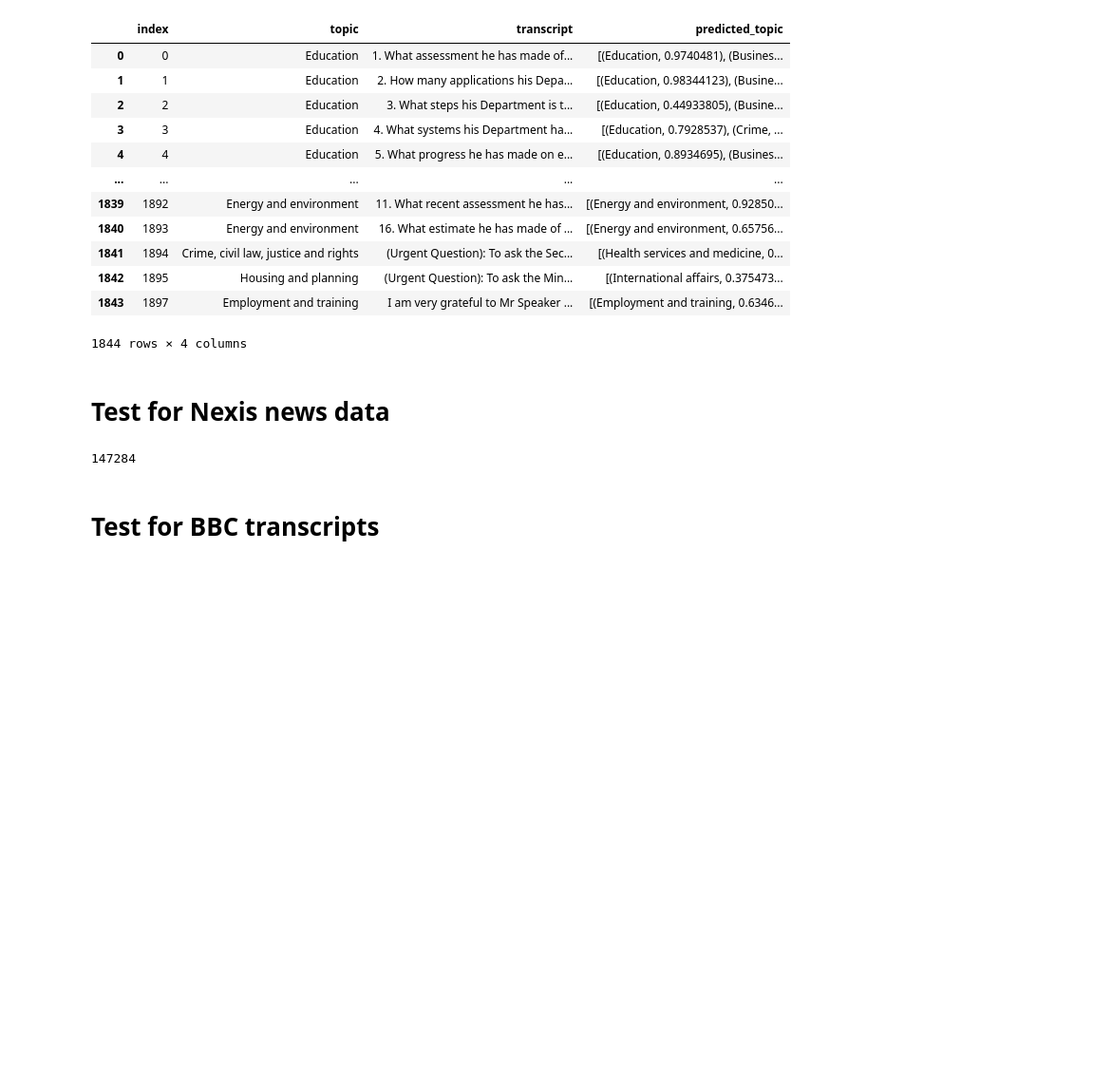
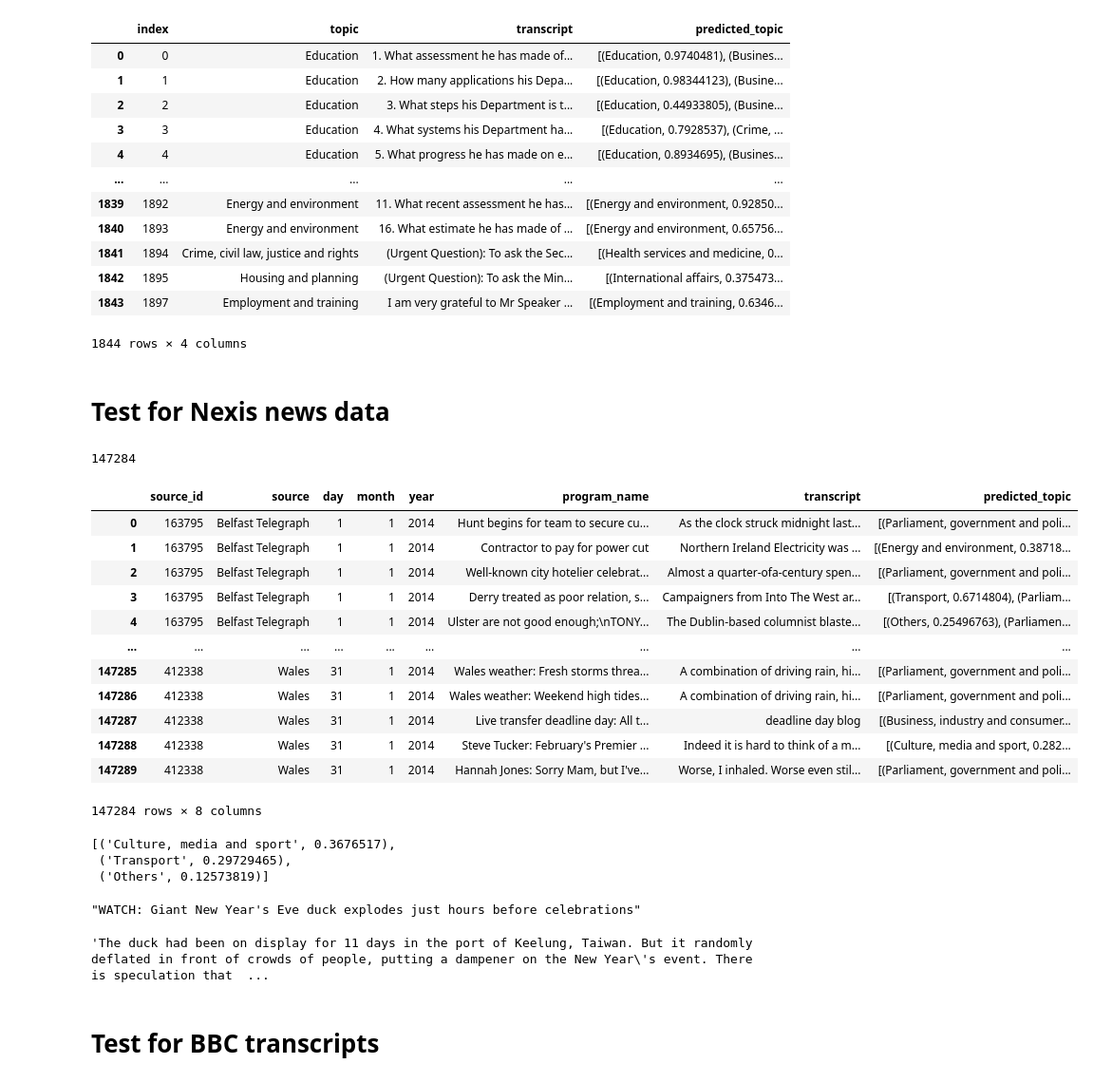
Before and after one commit to kaushik-rohit/news_analysis, a Jupyter notebook: news_analysis/topics/doc2vec_test.ipynb, the cells around one changed output. Shown at 95% size. Drawn from its saved outputs; the diff is of its cells as text; code cells hidden in the pictures; blank space fills up the shorter version.

Commit message:
update doc2vec topic classification

```diff
--- a/news_analysis/topics/doc2vec_test.ipynb
+++ b/news_analysis/topics/doc2vec_test.ipynb
@@ -184 +202,18 @@ df
+# %%
+df = df.drop(['Unnamed: 0', 'topic'], axis=1)
+df
+# %% [output]
+|  | source_id | source | day | month | year | program_name | transcript | predicted_topic |
+| 0 | 163795 | Belfast Telegraph | 1 | 1 | 2014 | Hunt begins for team to secure cu... | As the clock struck midnight last... | [(Parliament, government and poli... |
+| 1 | 163795 | Belfast Telegraph | 1 | 1 | 2014 | Contractor to pay for power cut | Northern Ireland Electricity was ... | [(Energy and environment, 0.38718... |
+| 2 | 163795 | Belfast Telegraph | 1 | 1 | 2014 | Well-known city hotelier celebrat... | Almost a quarter-ofa-century spen... | [(Parliament, government and poli... |
+| 3 | 163795 | Belfast Telegraph | 1 | 1 | 2014 | Derry treated as poor relation, s... | Campaigners from Into The West ar... | [(Transport, 0.6714804), (Parliam... |
+| 4 | 163795 | Belfast Telegraph | 1 | 1 | 2014 | Ulster are not good enough;\nTONY... | The Dublin-based columnist blaste... | [(Others, 0.25496763), (Parliamen... |
+| ... | ... | ... | ... | ... | ... | ... | ... | ... |
+| 147285 | 412338 | Wales | 31 | 1 | 2014 | Wales weather: Fresh storms threa... | A combination of driving rain, hi... | [(Parliament, government and poli... |
+| 147286 | 412338 | Wales | 31 | 1 | 2014 | Wales weather: Weekend high tides... | A combination of driving rain, hi... | [(Parliament, government and poli... |
+| 147287 | 412338 | Wales | 31 | 1 | 2014 | Live transfer deadline day: All t... | deadline day blog | [(Business, industry and consumer... |
+| 147288 | 412338 | Wales | 31 | 1 | 2014 | Steve Tucker: February's Premier ... | Indeed it is hard to think of a m... | [(Culture, media and sport, 0.282... |
+| 147289 | 412338 | Wales | 31 | 1 | 2014 | Hannah Jones: Sorry Mam, but I've... | Worse, I inhaled. Worse even stil... | [(Parliament, government and poli... |
+147284 rows × 8 columns
 # %%
@@ -186,3 +221,18 @@ df.to_csv('./doc2vec_news_pred.csv')
+# %%
+i=2501
+df.iloc[i]['predicted_topic']
+# %% [output]
+[('Culture, media and sport', 0.3676517),
+ ('Transport', 0.29729465),
+ ('Others', 0.12573819)]
+# %%
+df.iloc[i]['program_name']
+# %% [output]
+"WATCH: Giant New Year's Eve duck explodes just hours before celebrations"
+# %%
+df.iloc[i]['transcript']
+# %% [output]
+'The duck had been on display for 11 days in the port of Keelung, Taiwan. But it randomly deflated in front of crowds of people, putting a dampener on the New Year\'s event. There is speculation that  ...
 # %% [markdown]
 # Test for BBC transcripts
 # %%
```
Also changed, not shown: parts of 11 cells of this notebook, 1 other file.
